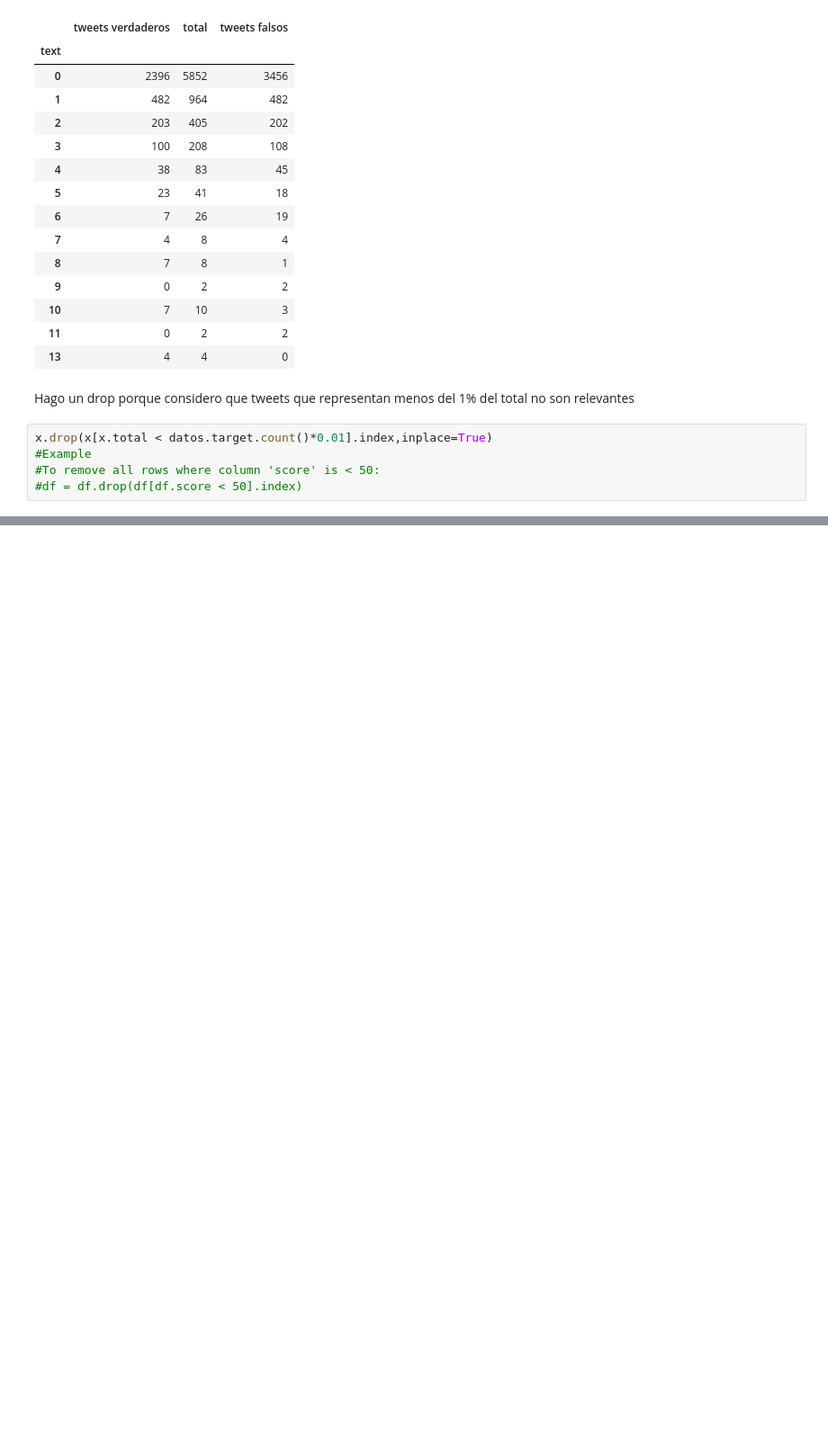
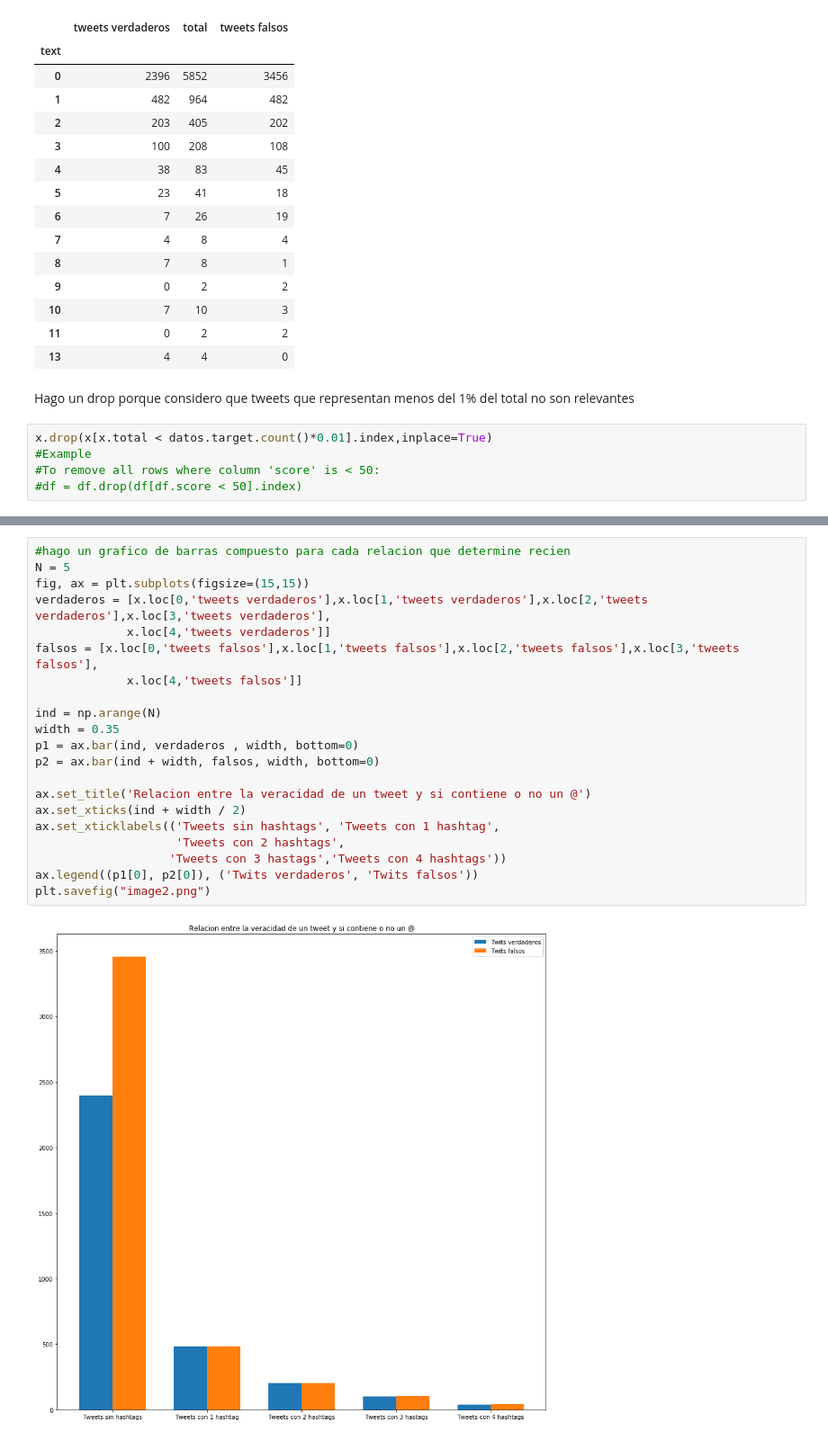
Before and after one commit to NicolasRFL/OrgaDatosTP, a Jupyter notebook: AnalisisHashtagsVeracidad.ipynb, the cells around one changed output, grey strips where cells are left out. Shown: that part at 90% size. Drawn from its saved outputs; the diff is of its cells as text; blank space fills up the shorter version.

Commit message:
Agregado grafico

```diff
--- a/AnalisisHashtagsVeracidad.ipynb
+++ b/AnalisisHashtagsVeracidad.ipynb
@@ -122,0 +124,23 @@ x.drop(x[x.total < datos.target.count()*0.01].index,inplace=True)
+# %%
+#hago un grafico de barras compuesto para cada relacion que determine recien
+N = 5
+fig, ax = plt.subplots(figsize=(15,15))
+verdaderos = [x.loc[0,'tweets verdaderos'],x.loc[1,'tweets verdaderos'],x.loc[2,'tweets verdaderos'],x.loc[3,'tweets verdaderos'],
+             x.loc[4,'tweets verdaderos']]
+falsos = [x.loc[0,'tweets falsos'],x.loc[1,'tweets falsos'],x.loc[2,'tweets falsos'],x.loc[3,'tweets falsos'],
+             x.loc[4,'tweets falsos']]
+
+ind = np.arange(N)
+width = 0.35
+p1 = ax.bar(ind, verdaderos , width, bottom=0)
+p2 = ax.bar(ind + width, falsos, width, bottom=0)
+
+ax.set_title('Relacion entre la veracidad de un tweet y si contiene o no un @')
+ax.set_xticks(ind + width / 2)
+ax.set_xticklabels(('Tweets sin hashtags', 'Tweets con 1 hashtag',
+                    'Tweets con 2 hashtags',
+                   'Tweets con 3 hastags','Tweets con 4 hashtags'))
+ax.legend((p1[0], p2[0]), ('Twits verdaderos', 'Twits falsos'))
+plt.savefig("image2.png")
+# %% [output]
+[figure, added]
```
Also changed, not shown: parts of 2 cells of this notebook.
